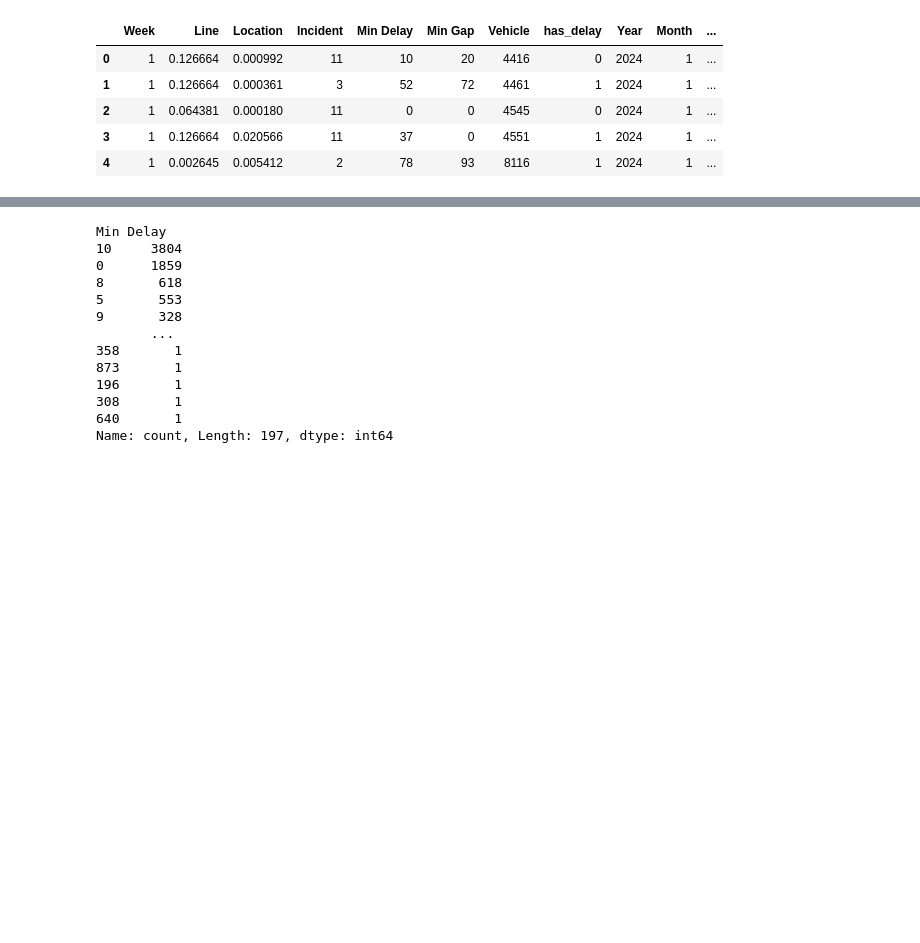
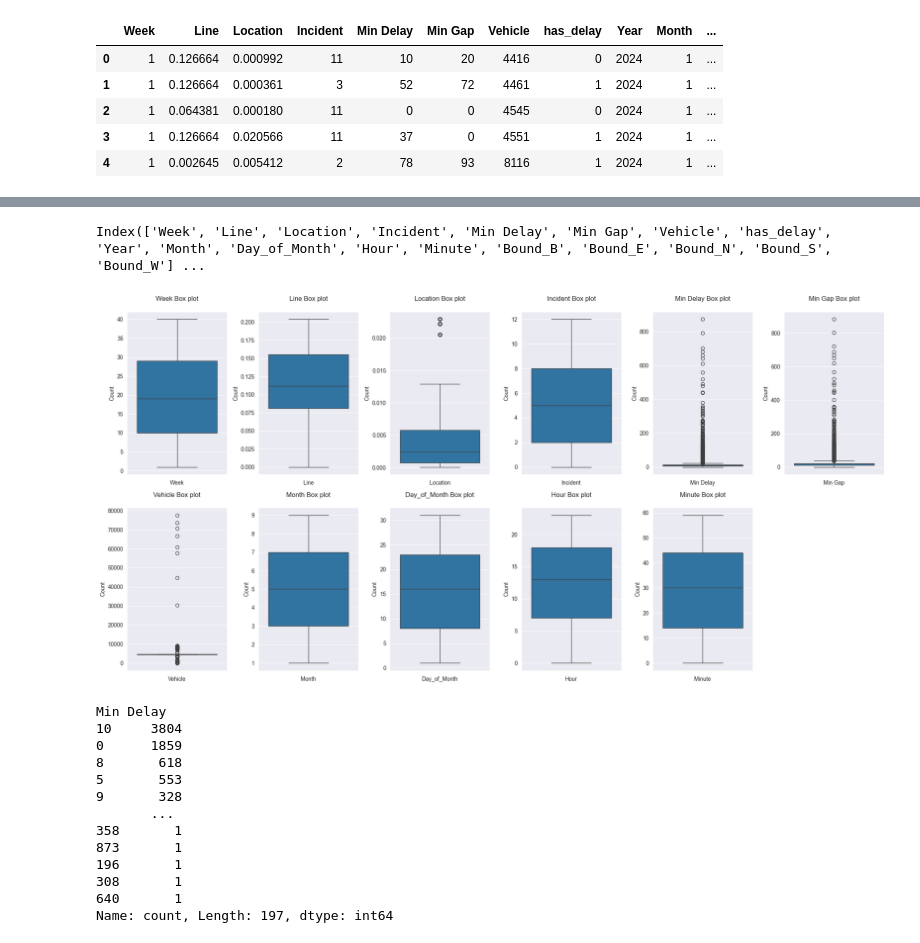
Before and after one commit to Zoph-IA/MIT-TorontoTransit-Delays, a Jupyter notebook: finalVs/regressor.ipynb, the cells around one changed output, grey strips where cells are left out. Cells and saved outputs as stored; diff of their text form; code cells hidden in the pictures; blank space fills up the shorter version.

```diff
--- a/finalVs/regressor.ipynb
+++ b/finalVs/regressor.ipynb
@@ -25,3 +128,22 @@ df.head()
+# %%
+df.columns
+# %% [output]
+Index(['Week', 'Line', 'Location', 'Incident', 'Min Delay', 'Min Gap', 'Vehicle', 'has_delay', 'Year', 'Month', 'Day_of_Month', 'Hour', 'Minute', 'Bound_B', 'Bound_E', 'Bound_N', 'Bound_S', 'Bound_W'] ...
+# %%
+graficar_num = ['Week', 'Line', 'Location', 'Incident', 'Min Delay', 'Min Gap', 'Vehicle', 'Month', 'Day_of_Month', 'Hour', 'Minute']
+plt.figure(figsize=(20, 10))
+
+for idx, feature in enumerate(graficar_num, 1):
+    plt.subplot(2, 6, idx)
+    sns.boxplot(data=df, y=feature)
+    plt.title(f'{feature} Box plot', pad=20)
+    plt.xlabel(feature)
+    plt.ylabel('Count')
+
+plt.tight_layout()
+plt.show()
+# %% [output]
+[figure, added]
 # %%
 df["Min Delay"].value_counts()
 # %% [output]
```
Also changed, not shown: parts of 17 cells of this notebook.
